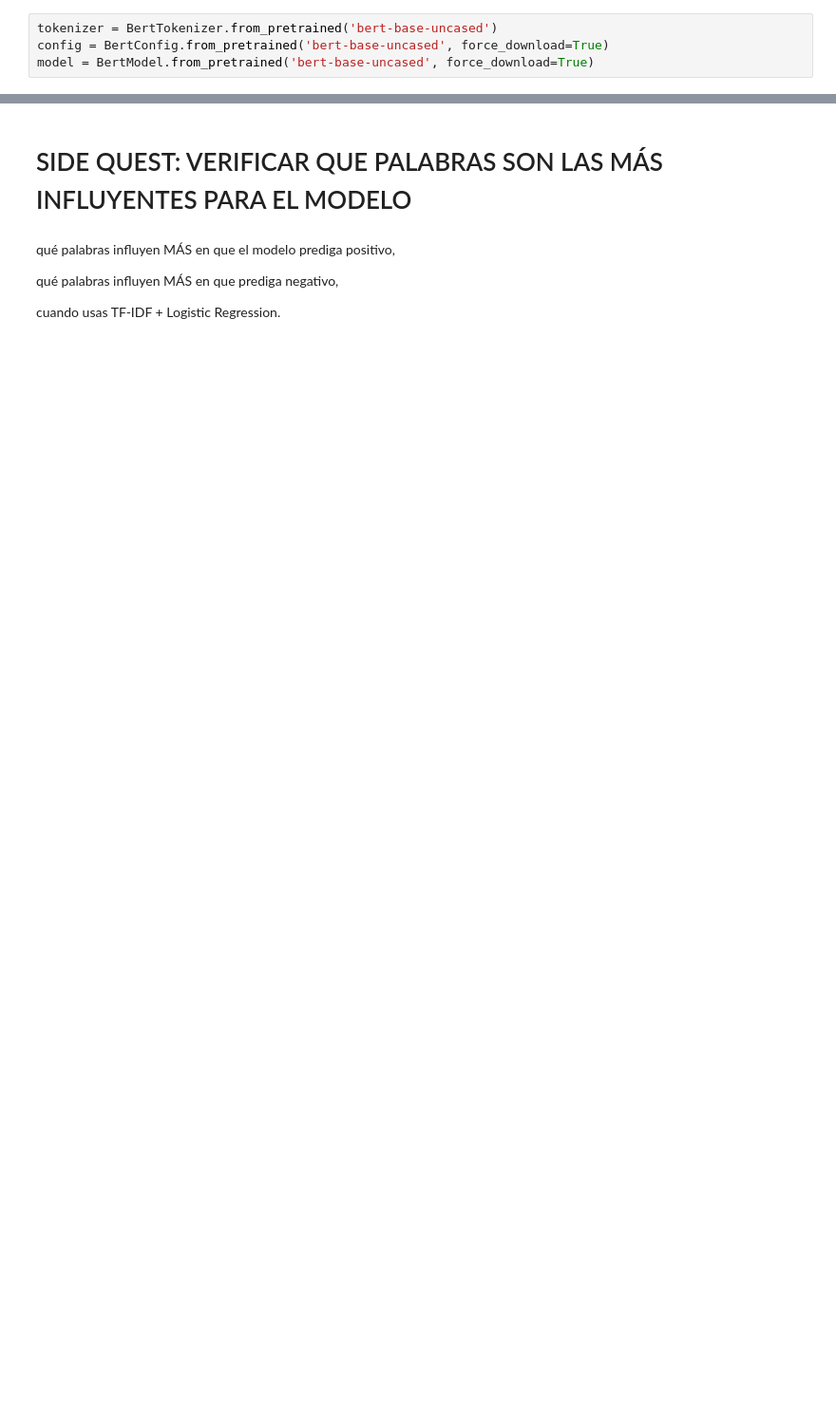
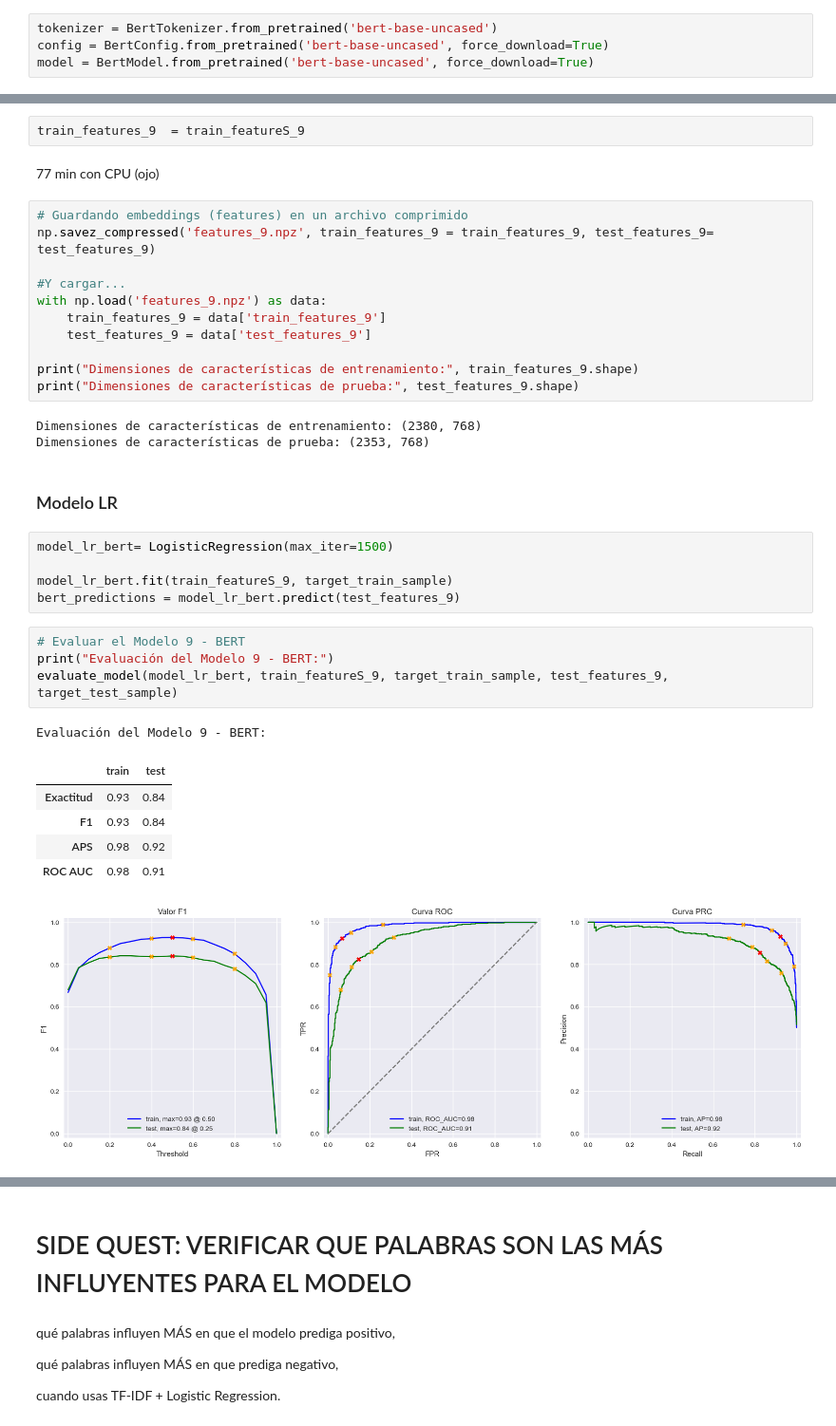
Before and after one commit to OmiHdz/SP_14_2, a Jupyter notebook: P_14_2.ipynb, the cells around one changed output, grey strips where cells are left out. Shown at 95% size. Saved outputs shown, nothing was run; the diff lists cells and outputs as text; blank space fills up the shorter version.

Commit message:
BERT Concluido

```diff
--- a/P_14_2.ipynb
+++ b/P_14_2.ipynb
@@ -963,0 +993,37 @@ Uso del dispositivo: cpu
+# %%
+train_features_9  = train_featureS_9
+# %% [markdown]
+77 min con CPU (ojo)
+# %%
+# Guardando embeddings (features) en un archivo comprimido
+np.savez_compressed('features_9.npz', train_features_9 = train_features_9, test_features_9= test_features_9)
+
+#Y cargar...
+with np.load('features_9.npz') as data:
+    train_features_9 = data['train_features_9']
+    test_features_9 = data['test_features_9']
+
+print("Dimensiones de características de entrenamiento:", train_features_9.shape)
+print("Dimensiones de características de prueba:", test_features_9.shape)
+# %% [output]
+Dimensiones de características de entrenamiento: (2380, 768)
+Dimensiones de características de prueba: (2353, 768)
+# %% [markdown]
+### Modelo LR
+# %%
+model_lr_bert= LogisticRegression(max_iter=1500)
+
+model_lr_bert.fit(train_featureS_9, target_train_sample)
+bert_predictions = model_lr_bert.predict(test_features_9)
+# %%
+# Evaluar el Modelo 9 - BERT
+print("Evaluación del Modelo 9 - BERT:")
+evaluate_model(model_lr_bert, train_featureS_9, target_train_sample, test_features_9, target_test_sample)
+# %% [output]
+Evaluación del Modelo 9 - BERT:
+|  | train | test |
+| Exactitud | 0.93 | 0.84 |
+| F1 | 0.93 | 0.84 |
+| APS | 0.98 | 0.92 |
+| ROC AUC | 0.98 | 0.91 |
+[figure, added]
```
Also changed, not shown: parts of 25 cells of this notebook.
